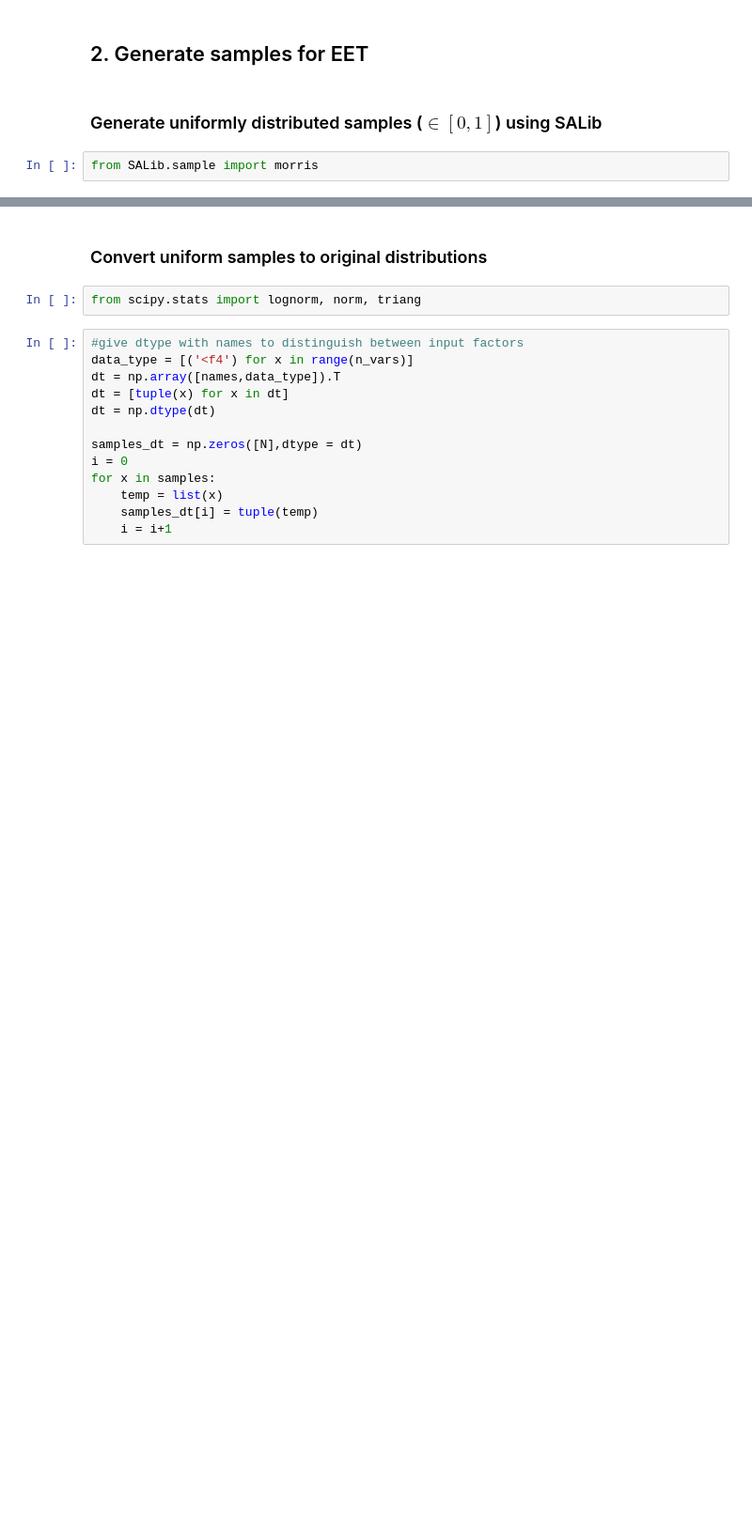
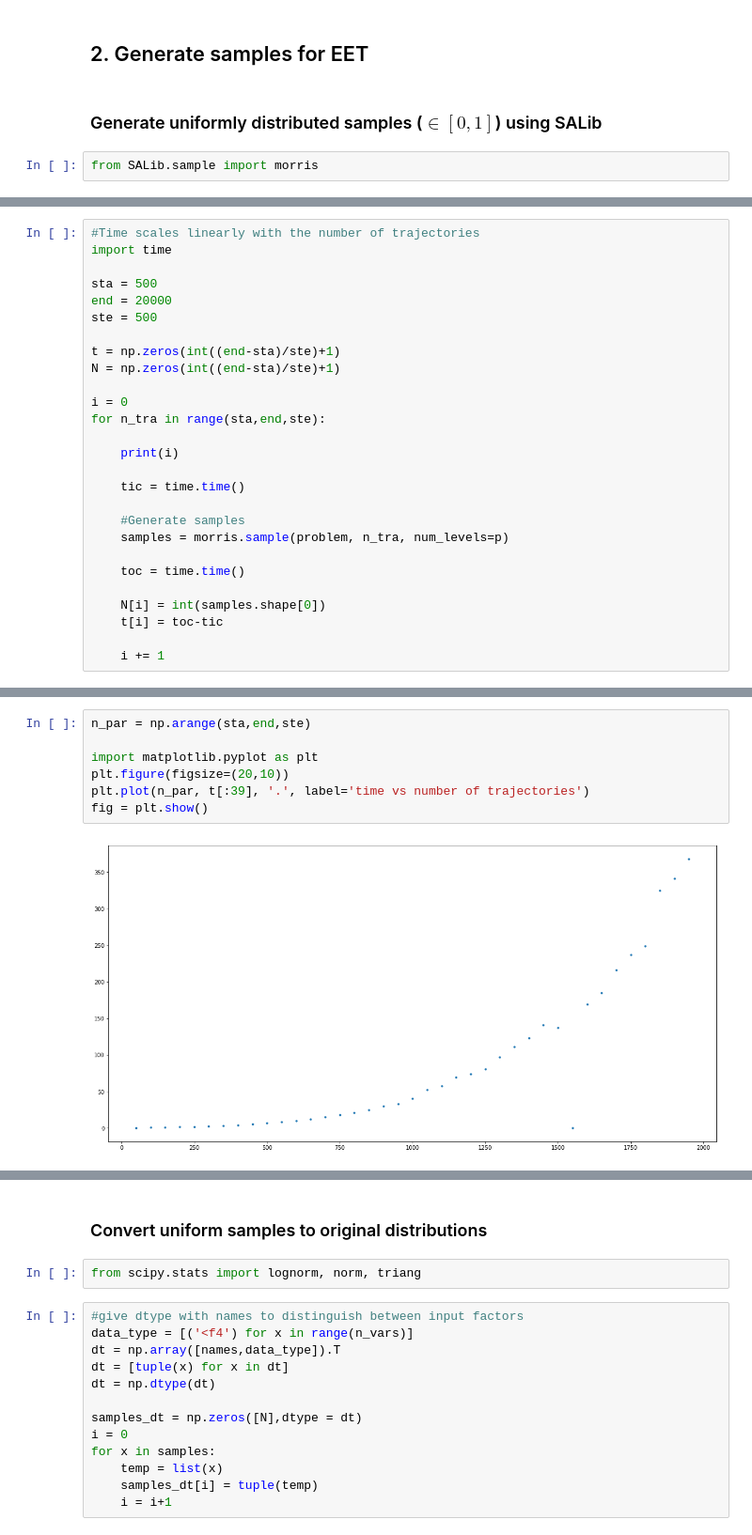
Before and after one commit to aleksandra-kim/sa, a Jupyter notebook: eet.ipynb, the cells around one changed output, grey strips where cells are left out. Shown: that part at 94% size. Drawn from its saved outputs; the diff is of its cells as text; blank space fills up the shorter version.

Commit message:
eet sampling: checked computational time wrt number of input factors and number of trafectories + added file with constants

```diff
--- a/eet.ipynb
+++ b/eet.ipynb
@@ -84,0 +117,27 @@ N
+# %%
+#Time scales linearly with the number of trajectories
+import time
+
+sta = 500
+end = 20000
+ste = 500
+
+t = np.zeros(int((end-sta)/ste)+1)
+N = np.zeros(int((end-sta)/ste)+1)
+
+i = 0
+for n_tra in range(sta,end,ste):
+
+    print(i)
+
+    tic = time.time()
+
+    #Generate samples
+    samples = morris.sample(problem, n_tra, num_levels=p)
+
+    toc = time.time()
+
+    N[i] = int(samples.shape[0])
+    t[i] = toc-tic
+
+    i += 1
@@ -84,0 +166,9 @@ N
+# %%
+n_par = np.arange(sta,end,ste)
+
+import matplotlib.pyplot as plt
+plt.figure(figsize=(20,10))
+plt.plot(n_par, t[:39], '.', label='time vs number of trajectories')
+fig = plt.show()
+# %% [output]
+[figure, added]
```
Also changed, not shown: parts of 19 cells of this notebook, 1 other file.
